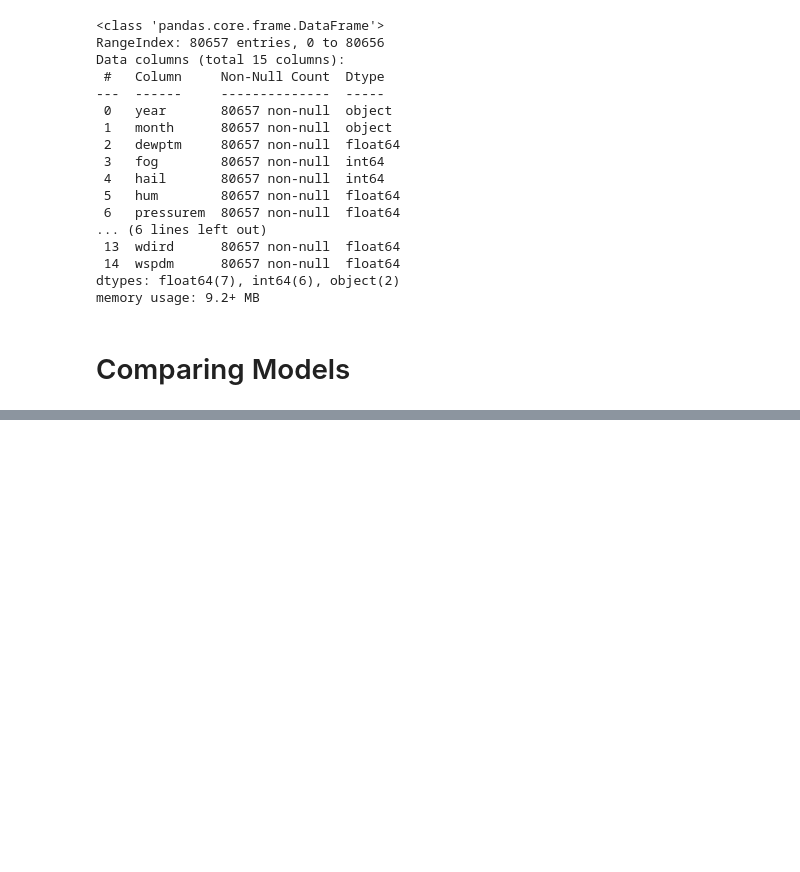
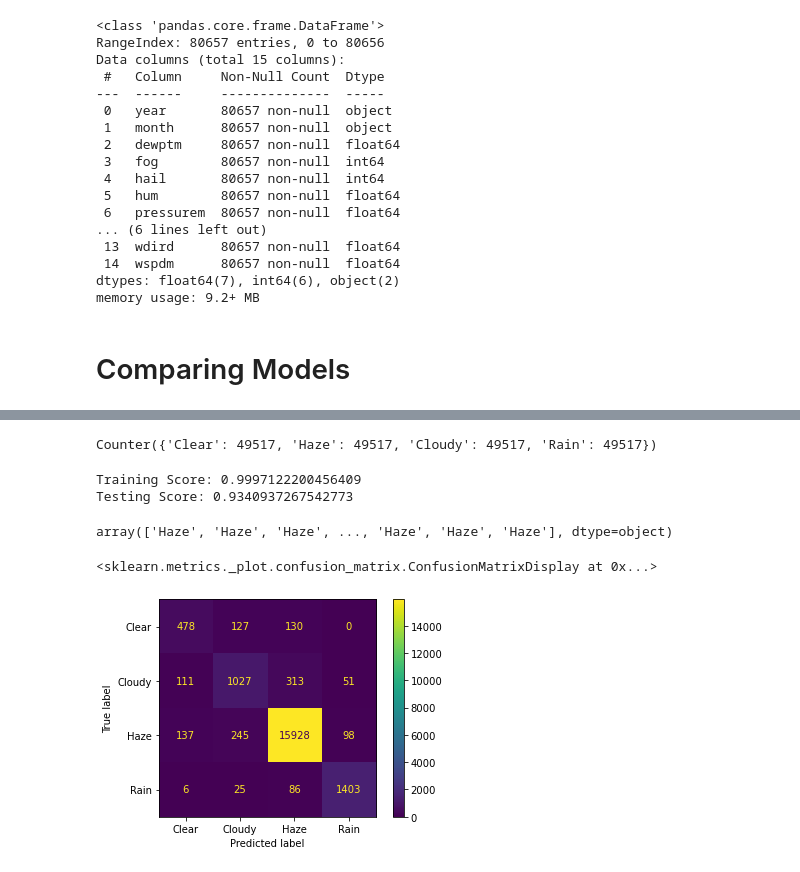
Before and after one commit to rankx034/final-project, a Jupyter notebook: ML_Models.ipynb, the cells around one changed output, grey strips where cells are left out. Saved outputs shown, nothing was run; the diff lists cells and outputs as text; code cells hidden in the pictures; blank space fills up the shorter version.

```diff
--- a/ML_Models.ipynb
+++ b/ML_Models.ipynb
@@ -1177 +1177,32 @@ rus_df
 | 2 | Random Forest | 0.825293 | 0.841855 | 0.907594 |
+# %%
+# Resample the training data with SMOTE
+from imblearn.over_sampling import SMOTE
+X_resampled, y_resampled = SMOTE(random_state=1, sampling_strategy='auto').fit_resample(X_train_scaled, y_train)
+Counter(y_resampled)
+# %% [output]
+Counter({'Clear': 49517, 'Haze': 49517, 'Cloudy': 49517, 'Rain': 49517})
+# %%
+smo_clf = RandomForestClassifier(random_state=1, n_estimators=500).fit(X_resampled, y_resampled)
+print(f'Training Score: {smo_clf.score(X_resampled, y_resampled)}')
+print(f'Testing Score: {smo_clf.score(X_test_scaled, y_test)}')
+
+#ros_rfc_train_score = ros_clf.score(X_resampled, y_resampled)
+#ros_rfc_test_score = ros_clf.score(X_test_scaled, y_test)
+# %% [output]
+Training Score: 0.9997122200456409
+Testing Score: 0.9340937267542773
+# %%
+y_pred_smo_clf = smo_clf.predict(X_test_scaled)
+y_pred_smo_clf
+# %% [output]
+array(['Haze', 'Haze', 'Haze', ..., 'Haze', 'Haze', 'Haze'], dtype=object)
+# %%
+# Displaying the confusion_matrix
+from sklearn.metrics import confusion_matrix, ConfusionMatrixDisplay
+cm = confusion_matrix(y_test, y_pred_smo_clf, labels=smo_clf.classes_)
+disp = ConfusionMatrixDisplay(confusion_matrix=cm, display_labels=smo_clf.classes_)
+disp.plot()
+# %% [output]
+<sklearn.metrics._plot.confusion_matrix.ConfusionMatrixDisplay at 0x...>
+[figure, added]
```
Also changed, not shown: parts of 16 cells of this notebook, 1 other file.
